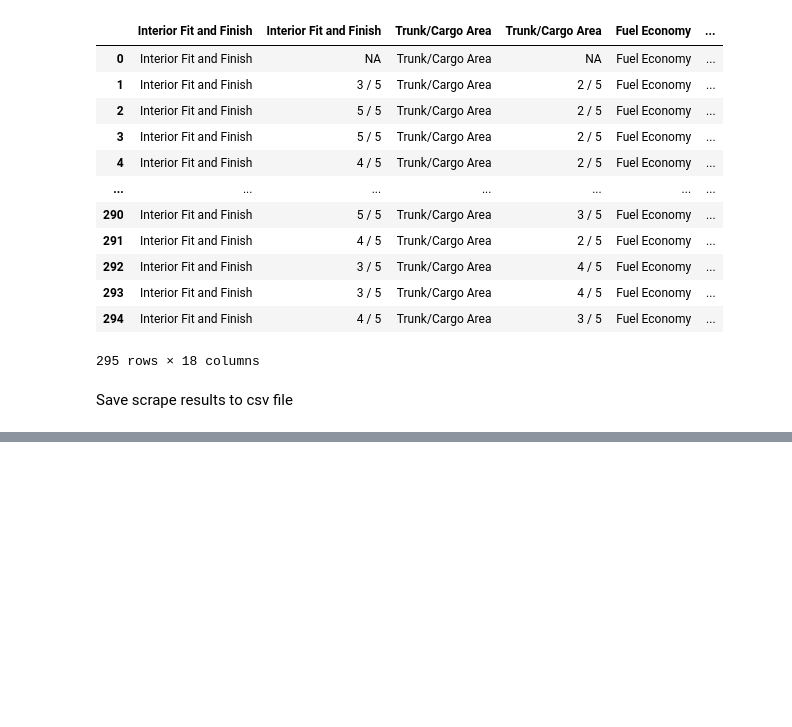
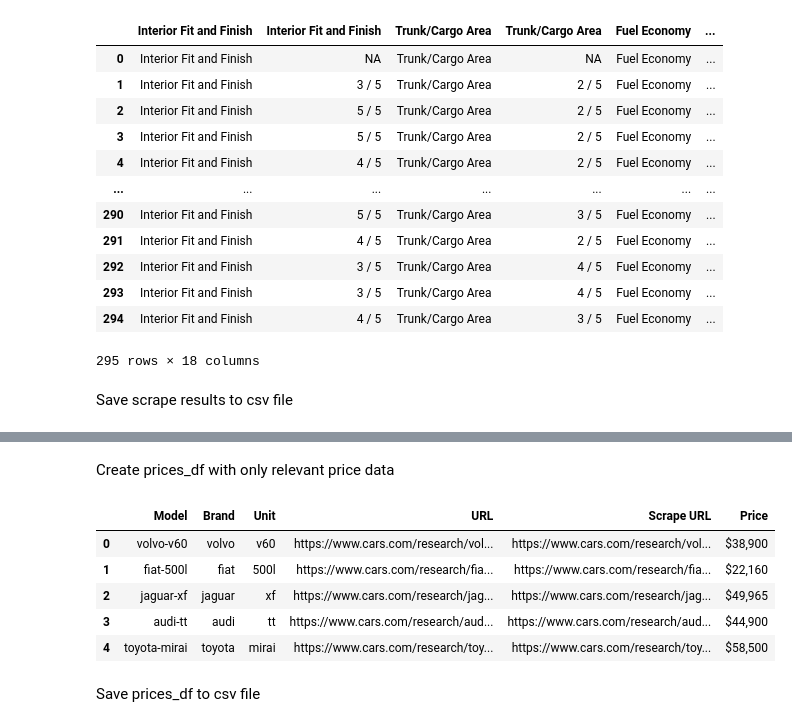
Before and after one commit to blantj/Auto_Sales_Regression, a Jupyter notebook: Webscrape.ipynb, the cells around one changed output, grey strips where cells are left out. Cells and saved outputs as stored; diff of their text form; code cells hidden in the pictures; blank space fills up the shorter version.

```diff
--- a/Webscrape.ipynb
+++ b/Webscrape.ipynb
@@ -215,0 +419,14 @@ scrape_df.to_csv('Data/Ratings.csv')
+# %% [markdown]
+Create prices_df with only relevant price data
+# %%
+prices_df = price_models_df[['Model', 'Brand', 'Unit', 'URL', 'Scrape URL', 'Price']]
+prices_df.head()
+# %% [output]
+|  | Model | Brand | Unit | URL | Scrape URL | Price |
+| 0 | volvo-v60 | volvo | v60 | https://www.cars.com/research/vol... | https://www.cars.com/research/vol... | $38,900 |
+| 1 | fiat-500l | fiat | 500l | https://www.cars.com/research/fia... | https://www.cars.com/research/fia... | $22,160 |
+| 2 | jaguar-xf | jaguar | xf | https://www.cars.com/research/jag... | https://www.cars.com/research/jag... | $49,965 |
+| 3 | audi-tt | audi | tt | https://www.cars.com/research/aud... | https://www.cars.com/research/aud... | $44,900 |
+| 4 | toyota-mirai | toyota | mirai | https://www.cars.com/research/toy... | https://www.cars.com/research/toy... | $58,500 |
+# %% [markdown]
+Save prices_df to csv file
```
Also changed, not shown: parts of 22 cells of this notebook.
